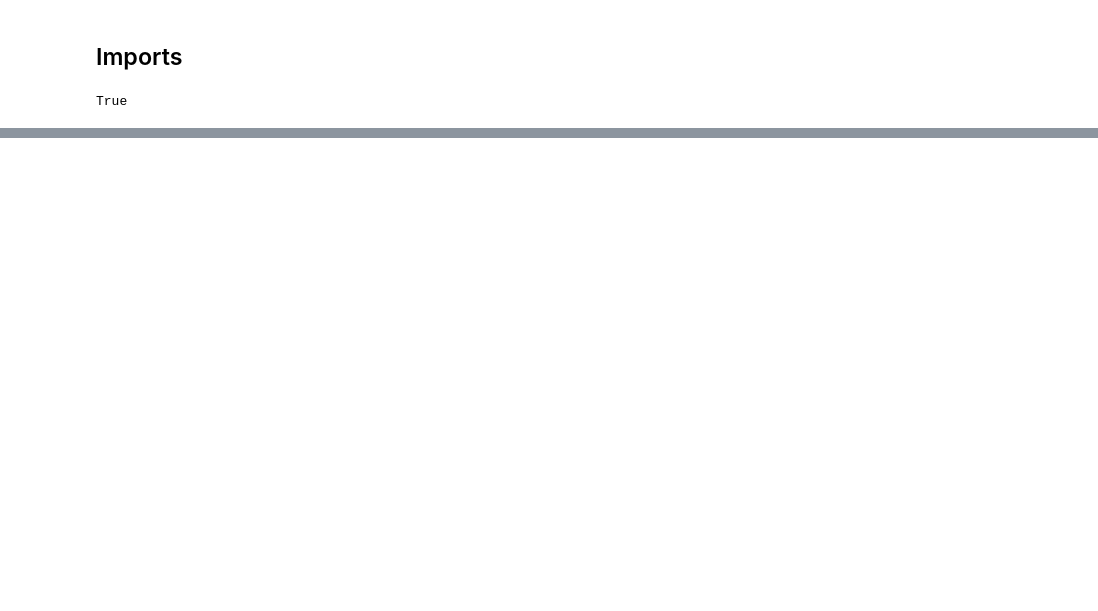
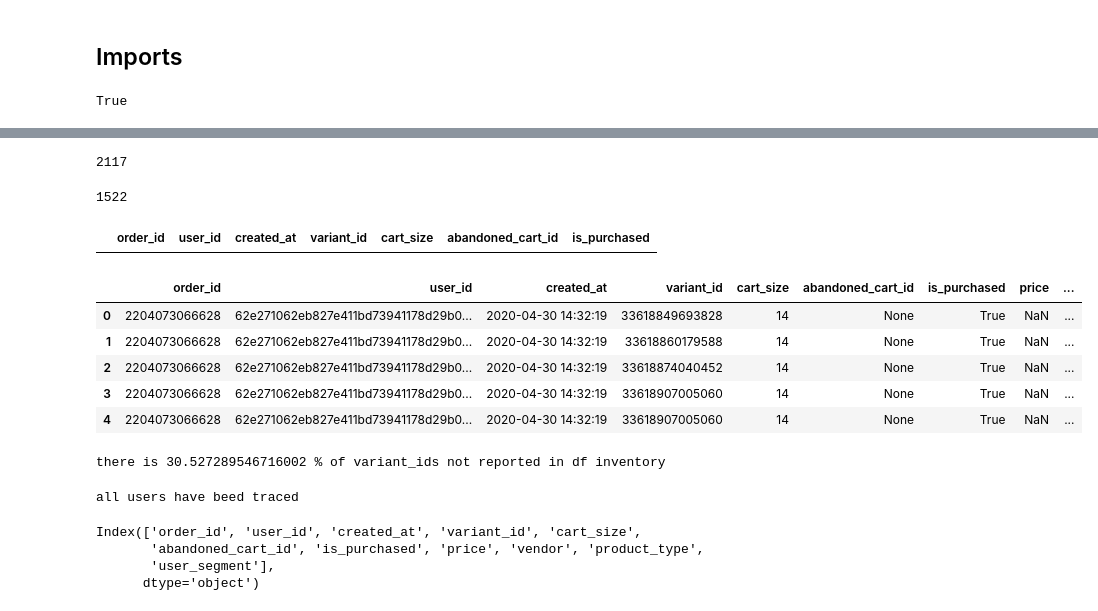
Before and after one commit to Pablomarttinn/zrive-ds, a Jupyter notebook: src/module_2/Work1.ipynb, the cells around one changed output, grey strips where cells are left out. Saved outputs shown, nothing was run; the diff lists cells and outputs as text; code cells hidden in the pictures; blank space fills up the shorter version.

```diff
--- a/src/module_2/Work1.ipynb
+++ b/src/module_2/Work1.ipynb
@@ -29,0 +305,53 @@ poetry show pandas
+# %%
+orders_expanded = dfs['orders'].copy()
+orders_expanded["cart_size"] = orders_expanded["ordered_items"].apply(len)
+orders_expanded = orders_expanded.explode("ordered_items")
+orders_expanded = orders_expanded.rename(columns={"ordered_items": "variant_id","id":"order_id"})
+orders_expanded['abandoned_cart_id'] = None
+orders_expanded['is_purchased'] = True
+orders_expanded = orders_expanded[['order_id','user_id','created_at','variant_id','cart_size','abandoned_cart_id','is_purchased']]
+orders_expanded['variant_id'].nunique()
+orders_expanded.head()
+orders_expanded['variant_id'].nunique()
+# %% [output]
+2117
+# %%
+abandoned_expanded = dfs['abandoned_carts'].copy()
+abandoned_expanded["cart_size"] = abandoned_expanded["variant_id"].apply(len)
+abandoned_expanded = abandoned_expanded.explode("variant_id")
+abandoned_expanded = abandoned_expanded.rename(columns={"id":"abandoned_cart_id"})
+abandoned_expanded['order_id'] = None
+abandoned_expanded['is_purchased'] = False
+abandoned_expanded.head()
+# %% [output]
+1522
+# %%
+events_df = pd.concat([orders_expanded,abandoned_expanded],axis=0)
+events_df = events_df.reset_index(drop=True)
+events_df[
+    events_df["order_id"].notna() &
+    events_df["abandoned_cart_id"].notna()
+]
+# %% [output]
+|  | order_id | user_id | created_at | variant_id | cart_size | abandoned_cart_id | is_purchased |
+# %%
+events_df = events_df.merge(
+    dfs['inventory'][['variant_id','price','vendor','product_type']],
+    on='variant_id',
+    how='left'
+)
+# %%
+events_df.head()
+# %% [output]
+|  | order_id | user_id | created_at | variant_id | cart_size | abandoned_cart_id | is_purchased | price | ... |
+| 0 | 2204073066628 | 62e271062eb827e411bd73941178d29b0... | 2020-04-30 14:32:19 | 33618849693828 | 14 | None | True | NaN | ... |
+| 1 | 2204073066628 | 62e271062eb827e411bd73941178d29b0... | 2020-04-30 14:32:19 | 33618860179588 | 14 | None | True | NaN | ... |
+| 2 | 2204073066628 | 62e271062eb827e411bd73941178d29b0... | 2020-04-30 14:32:19 | 33618874040452 | 14 | None | True | NaN | ... |
+| 3 | 2204073066628 | 62e271062eb827e411bd73941178d29b0... | 2020-04-30 14:32:19 | 33618907005060 | 14 | None | True | NaN | ... |
+| 4 | 2204073066628 | 62e271062eb827e411bd73941178d29b0... | 2020-04-30 14:32:19 | 33618907005060 | 14 | None | True | NaN | ... |
+# %%
+events_df[events_df["price"].isna()]["variant_id"].nunique()
+percent = (events_df[events_df["price"].isna()]["variant_id"].nunique()/events_df['variant_id'].nunique())*100
+print(f'there is {percent} % of variant_ids not reported in df inventory')
+# %% [output]
+there is 30.527289546716002 % of variant_ids not reported in df inventory
@@ -29,0 +364,12 @@ poetry show pandas
+# %%
+percent_user=events_df[events_df['user_segment'].isna()]['user_id'].nunique()/events_df['user_id'].nunique()
+print(f'all users have beed traced')
+# %% [output]
+all users have beed traced
+# %%
+events_df.columns
+# %% [output]
+Index(['order_id', 'user_id', 'created_at', 'variant_id', 'cart_size',
+       'abandoned_cart_id', 'is_purchased', 'price', 'vendor', 'product_type',
+       'user_segment'],
+      dtype='object')
```
Also changed, not shown: parts of 34 cells of this notebook, 3 other files.
